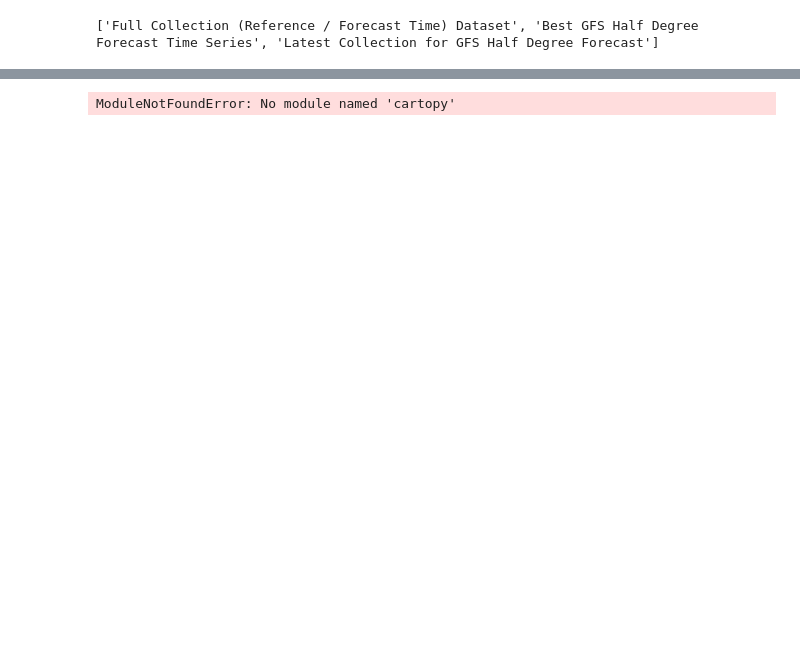
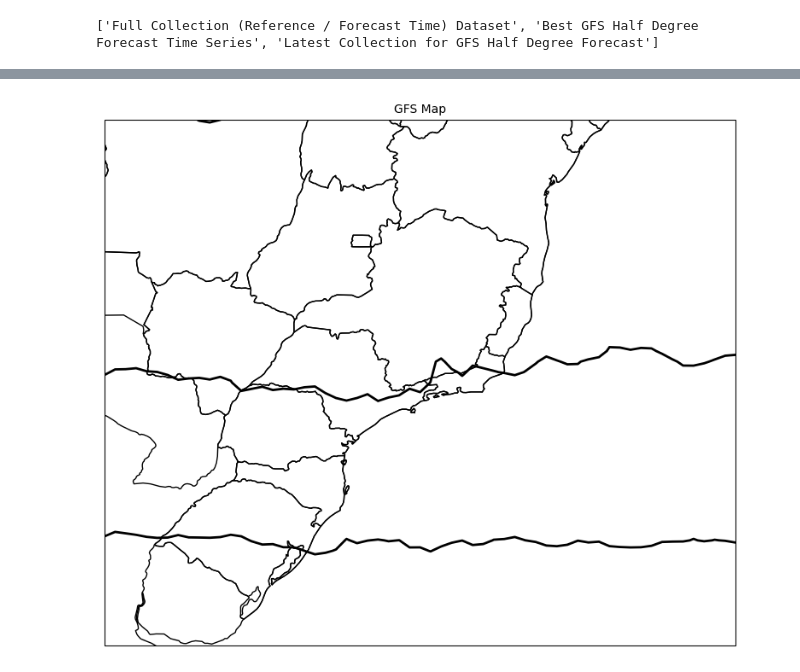
Before and after one commit to Isabela192/EDA_Notebooks, a Jupyter notebook: MetPy_mondays.ipynb, the cells around one changed output, grey strips where cells are left out. Saved outputs shown, nothing was run; the diff lists cells and outputs as text; code cells hidden in the pictures; blank space fills up the shorter version.

```diff
--- a/MetPy_mondays.ipynb
+++ b/MetPy_mondays.ipynb
@@ -54,7 +54,7 @@ contour = ContourPlot()
 contour.data = ds
 contour.field = 'Geopotential_height_isobaric'
 contour.level = 850 * units.Pa
-contour.linecolor = 'balck'
+contour.linecolor = 'black'
 contour.contours = 30
 # %%
 panel = MapPanel()
@@ -62,9 +62,10 @@ panel.area = (-60,-30,-35,-10)
 panel.layers = ['coastline', 'borders', 'states']
 panel.title = 'GFS Map'
 panel.plots = [contour]
-# %% [output]
-ModuleNotFoundError: No module named 'cartopy'
 # %%
 pc = PanelContainer()
 pc.size = (10, 8)
-pc.panels
+pc.panels = [panel]
+pc.show()
+# %% [output]
+[figure, added]
```
Also changed, not shown: parts of 2 cells of this notebook.
